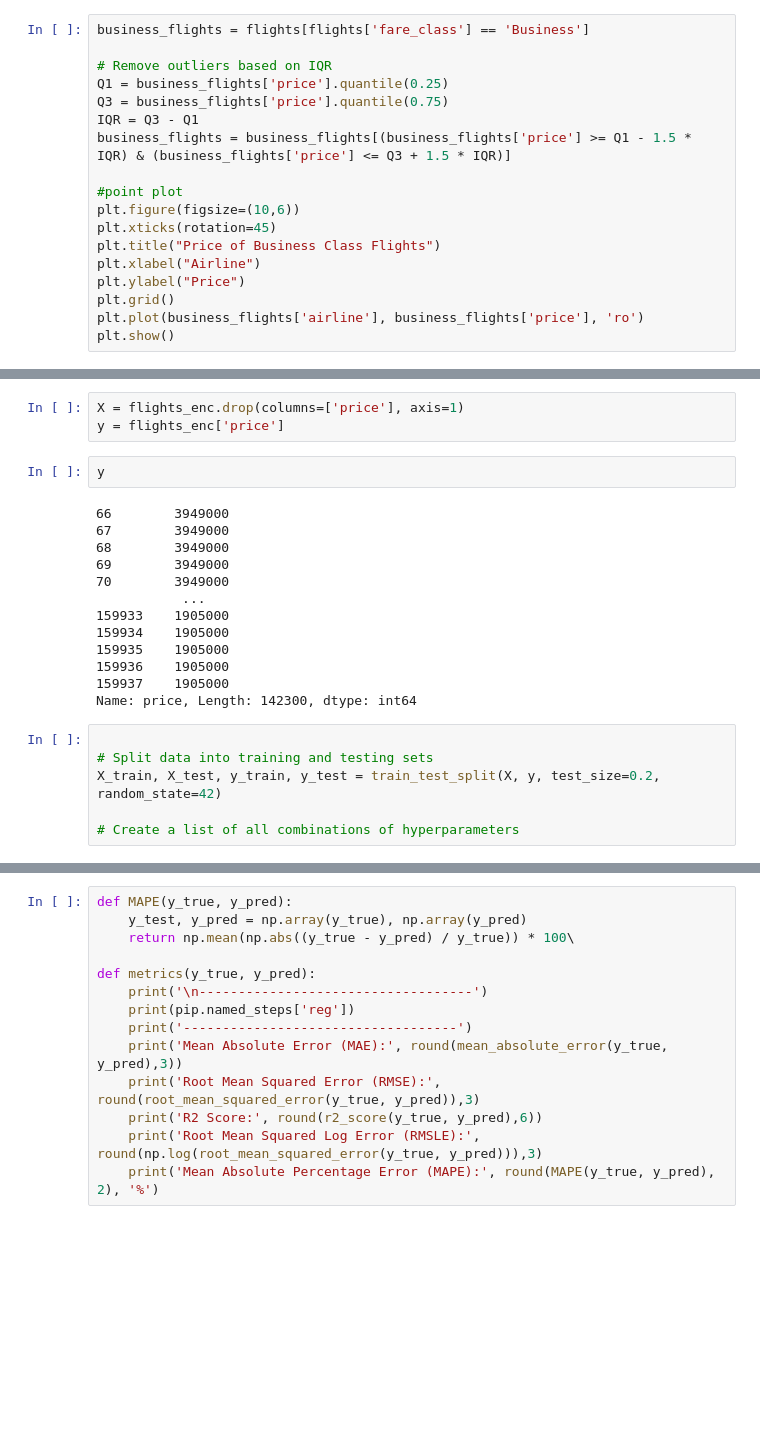
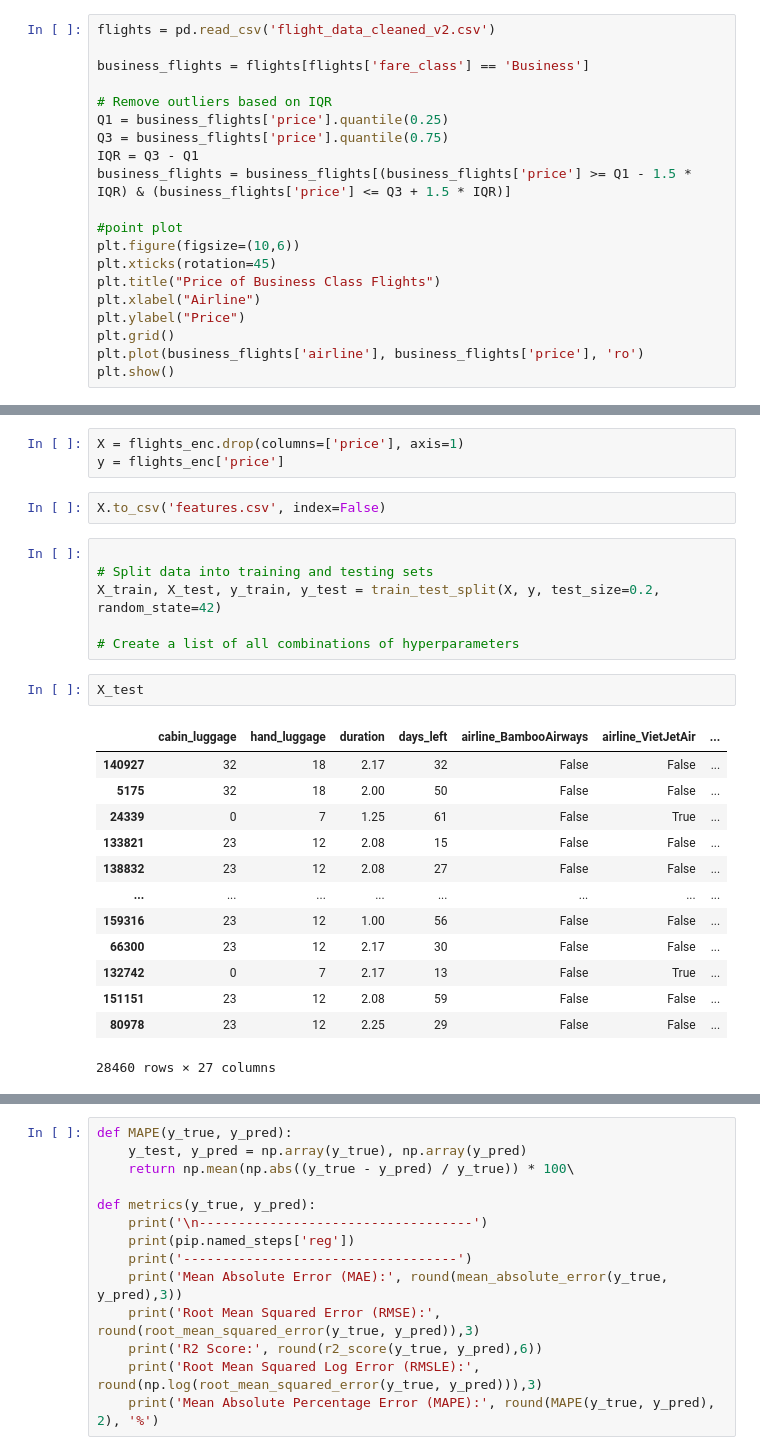
Before and after one commit to hairfann/airfare-prediction, a Jupyter notebook: data_cleaner.ipynb, the cells around one changed output, grey strips where cells are left out. Drawn from its saved outputs; the diff is of its cells as text; blank space fills up the shorter version.

```diff
--- a/data_cleaner.ipynb
+++ b/data_cleaner.ipynb
@@ -175,6 +175,8 @@ flights
 # %%
 flights.to_csv('flight_data_cleaned_v2.csv', index=False)
 # %%
+flights = pd.read_csv('flight_data_cleaned_v2.csv')
+
 business_flights = flights[flights['fare_class'] == 'Business']
 
 # Remove outliers based on IQR
@@ -277,24 +279,27 @@ pip = Pipeline([
 # %%
 X = flights_enc.drop(columns=['price'], axis=1)
 y = flights_enc['price']
-# %%
-y
-# %% [output]
-66        3949000
-67        3949000
-68        3949000
-69        3949000
-70        3949000
-           ...
-159933    1905000
-159934    1905000
-159935    1905000
-159936    1905000
-159937    1905000
-Name: price, Length: 142300, dtype: int64
+# %%
+X.to_csv('features.csv', index=False)
 # %%
 
 # Split data into training and testing sets
 X_train, X_test, y_train, y_test = train_test_split(X, y, test_size=0.2, random_state=42)
 
 # Create a list of all combinations of hyperparameters
+# %%
+X_test
+# %% [output]
+|  | cabin_luggage | hand_luggage | duration | days_left | airline_BambooAirways | airline_VietJetAir | ... |
+| 140927 | 32 | 18 | 2.17 | 32 | False | False | ... |
+| 5175 | 32 | 18 | 2.00 | 50 | False | False | ... |
+| 24339 | 0 | 7 | 1.25 | 61 | False | True | ... |
+| 133821 | 23 | 12 | 2.08 | 15 | False | False | ... |
+| 138832 | 23 | 12 | 2.08 | 27 | False | False | ... |
+| ... | ... | ... | ... | ... | ... | ... | ... |
+| 159316 | 23 | 12 | 1.00 | 56 | False | False | ... |
+| 66300 | 23 | 12 | 2.17 | 30 | False | False | ... |
+| 132742 | 0 | 7 | 2.17 | 13 | False | True | ... |
+| 151151 | 23 | 12 | 2.08 | 59 | False | False | ... |
+| 80978 | 23 | 12 | 2.25 | 29 | False | False | ... |
+28460 rows × 27 columns
```
Also changed, not shown: parts of 3 cells of this notebook, 1 other file.
